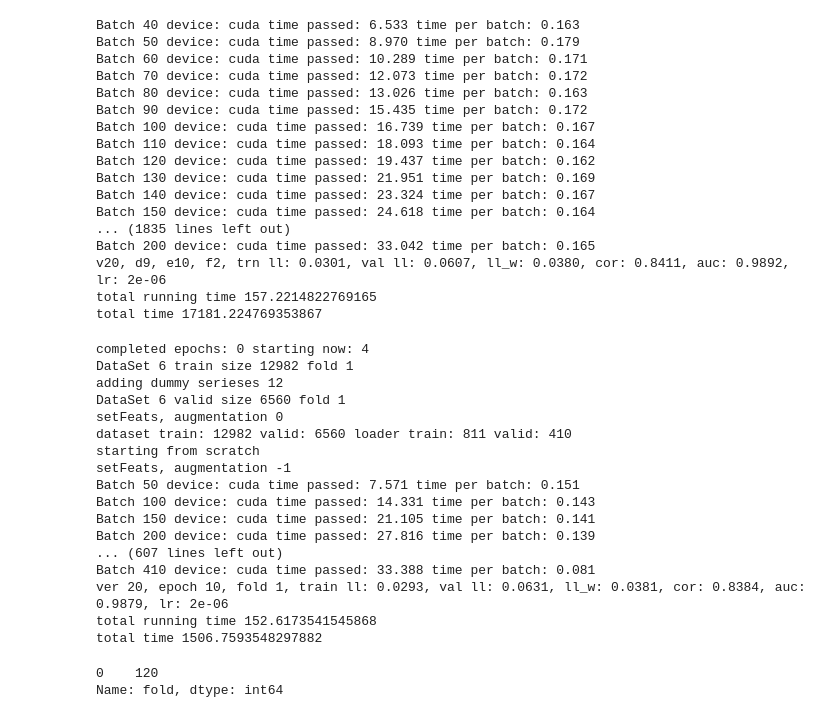
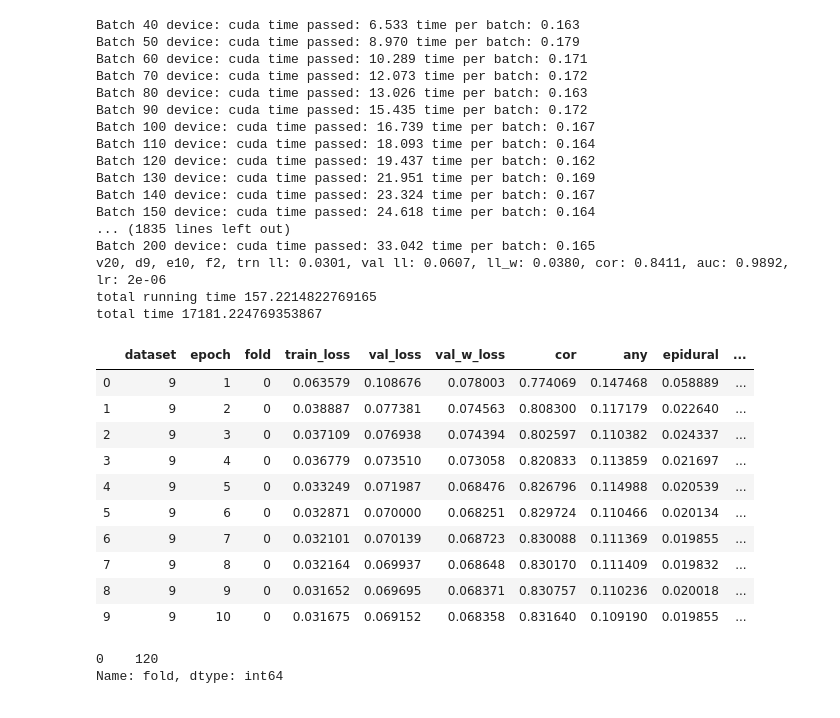
Before and after one commit to nosound2/RSNA-Hemorrhage, a Jupyter notebook: notebooks/Training.ipynb, the cells around one changed output. Cells and saved outputs as stored; diff of their text form; code cells hidden in the pictures.

```diff
--- a/notebooks/Training.ipynb
+++ b/notebooks/Training.ipynb
@@ -1,12 +1,13 @@
+# %%
+VERSION = 30
+CLOUD_SINGLE = True
+MIXUP = False
+NO_BLACK_LOSS = True
+DATA_SMALL = False
+WEIGHTED = False
+FOCAL_LOSS = 0
 # %%
 %run ./Code.ipynb
-# %%
-VERSION = 20
-CLOUD_SINGLE = True
-MIXUP = False
-NO_BLACK_LOSS = False
-DATA_SMALL = False
-WEIGHTED = False
 # %%
 if 'train_md' not in globals() or 'test_md' not in globals():
     train_md, test_md = loadMetadata()
@@ -178,35 +287,20 @@ Batch 200 device: cuda time passed: 33.042 time per batch: 0.165
 v20, d9, e10, f2, trn ll: 0.0301, val ll: 0.0607, ll_w: 0.0380, cor: 0.8411, auc: 0.9892, lr: 2e-06
 total running time 157.2214822769165
 total time 17181.224769353867
-# %%
-weight_decay = 1e-4
-lrs = np.array([2e-4, 2e-5, 5e-6, 2e-6])
-epochs = np.array([4, 3, 2, 1])
-stg = time.time()
-ds = 6
-f = 1
-for i,lr in enumerate(lrs):
-    learning_rate = lr
-    model, predictions, val_results = train_one(dataset=ds, epochs=epochs[i], bs=16, fold=f)
-print('total time', time.time() - stg)
-# %% [output]
-completed epochs: 0 starting now: 4
-DataSet 6 train size 12982 fold 1
-adding dummy serieses 12
-DataSet 6 valid size 6560 fold 1
-setFeats, augmentation 0
-dataset train: 12982 valid: 6560 loader train: 811 valid: 410
-starting from scratch
-setFeats, augmentation -1
-Batch 50 device: cuda time passed: 7.571 time per batch: 0.151
-Batch 100 device: cuda time passed: 14.331 time per batch: 0.143
-Batch 150 device: cuda time passed: 21.105 time per batch: 0.141
-Batch 200 device: cuda time passed: 27.816 time per batch: 0.139
-... (607 lines left out)
-Batch 410 device: cuda time passed: 33.388 time per batch: 0.081
-ver 20, epoch 10, fold 1, train ll: 0.0293, val ll: 0.0631, ll_w: 0.0381, cor: 0.8384, auc: 0.9879, lr: 2e-06
-total running time 152.6173541545868
-total time 1506.7593548297882
+# %%
+pd.read_csv(PATH_WORK/'stats.f{}.v{}'.format(0,VERSION))
+# %% [output]
+|  | dataset | epoch | fold | train_loss | val_loss | val_w_loss | cor | any | epidural | ... |
+| 0 | 9 | 1 | 0 | 0.063579 | 0.108676 | 0.078003 | 0.774069 | 0.147468 | 0.058889 | ... |
+| 1 | 9 | 2 | 0 | 0.038887 | 0.077381 | 0.074563 | 0.808300 | 0.117179 | 0.022640 | ... |
+| 2 | 9 | 3 | 0 | 0.037109 | 0.076938 | 0.074394 | 0.802597 | 0.110382 | 0.024337 | ... |
+| 3 | 9 | 4 | 0 | 0.036779 | 0.073510 | 0.073058 | 0.820833 | 0.113859 | 0.021697 | ... |
+| 4 | 9 | 5 | 0 | 0.033249 | 0.071987 | 0.068476 | 0.826796 | 0.114988 | 0.020539 | ... |
+| 5 | 9 | 6 | 0 | 0.032871 | 0.070000 | 0.068251 | 0.829724 | 0.110466 | 0.020134 | ... |
+| 6 | 9 | 7 | 0 | 0.032101 | 0.070139 | 0.068723 | 0.830088 | 0.111369 | 0.019855 | ... |
+| 7 | 9 | 8 | 0 | 0.032164 | 0.069937 | 0.068648 | 0.830170 | 0.111409 | 0.019832 | ... |
+| 8 | 9 | 9 | 0 | 0.031652 | 0.069695 | 0.068371 | 0.830757 | 0.110236 | 0.020018 | ... |
+| 9 | 9 | 10 | 0 | 0.031675 | 0.069152 | 0.068358 | 0.831640 | 0.109190 | 0.019855 | ... |
 # %%
 stats.fold.value_counts()
 # %% [output]
```
Also changed, not shown: parts of 11 cells of this notebook, 3 other files.
